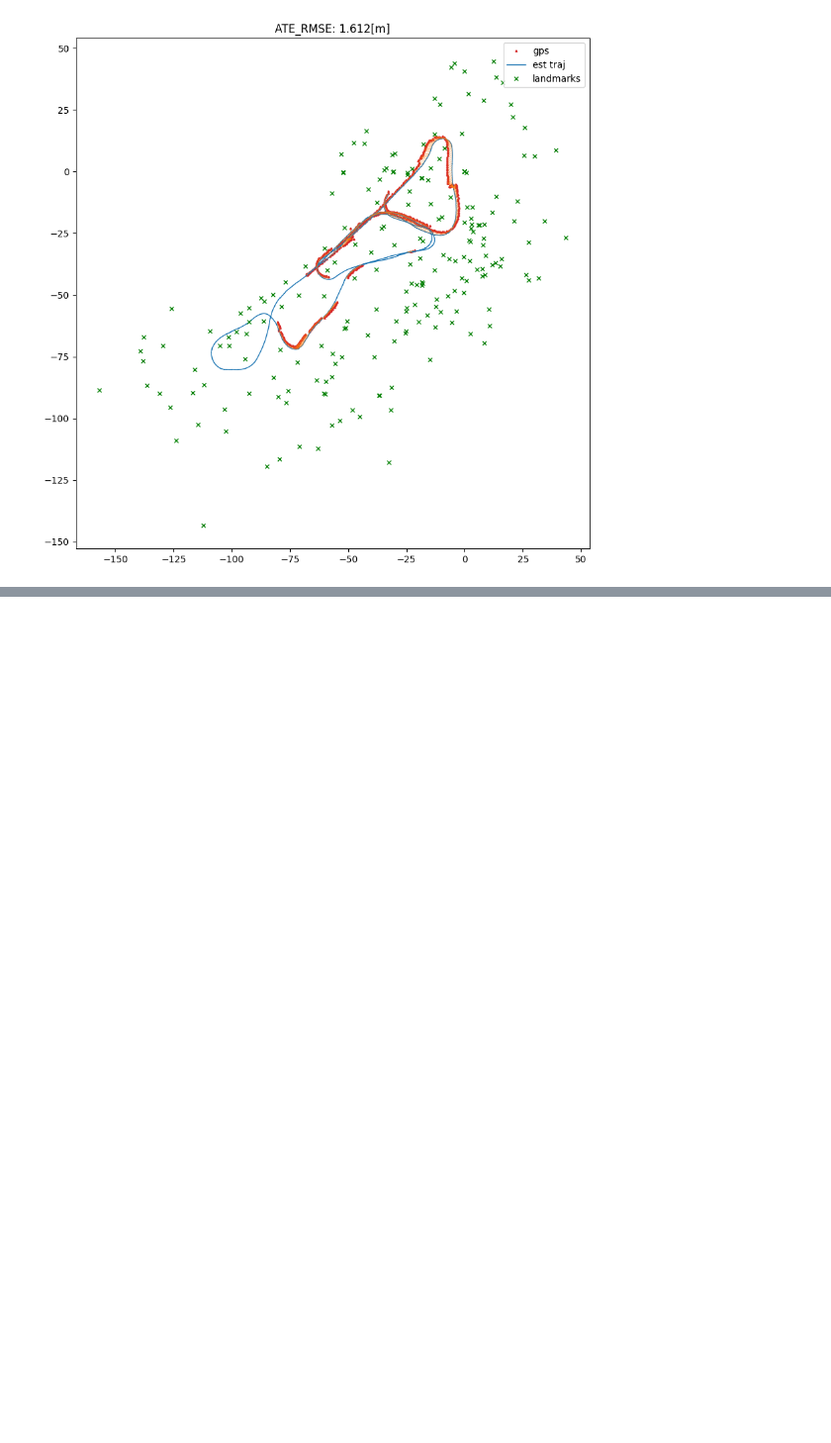
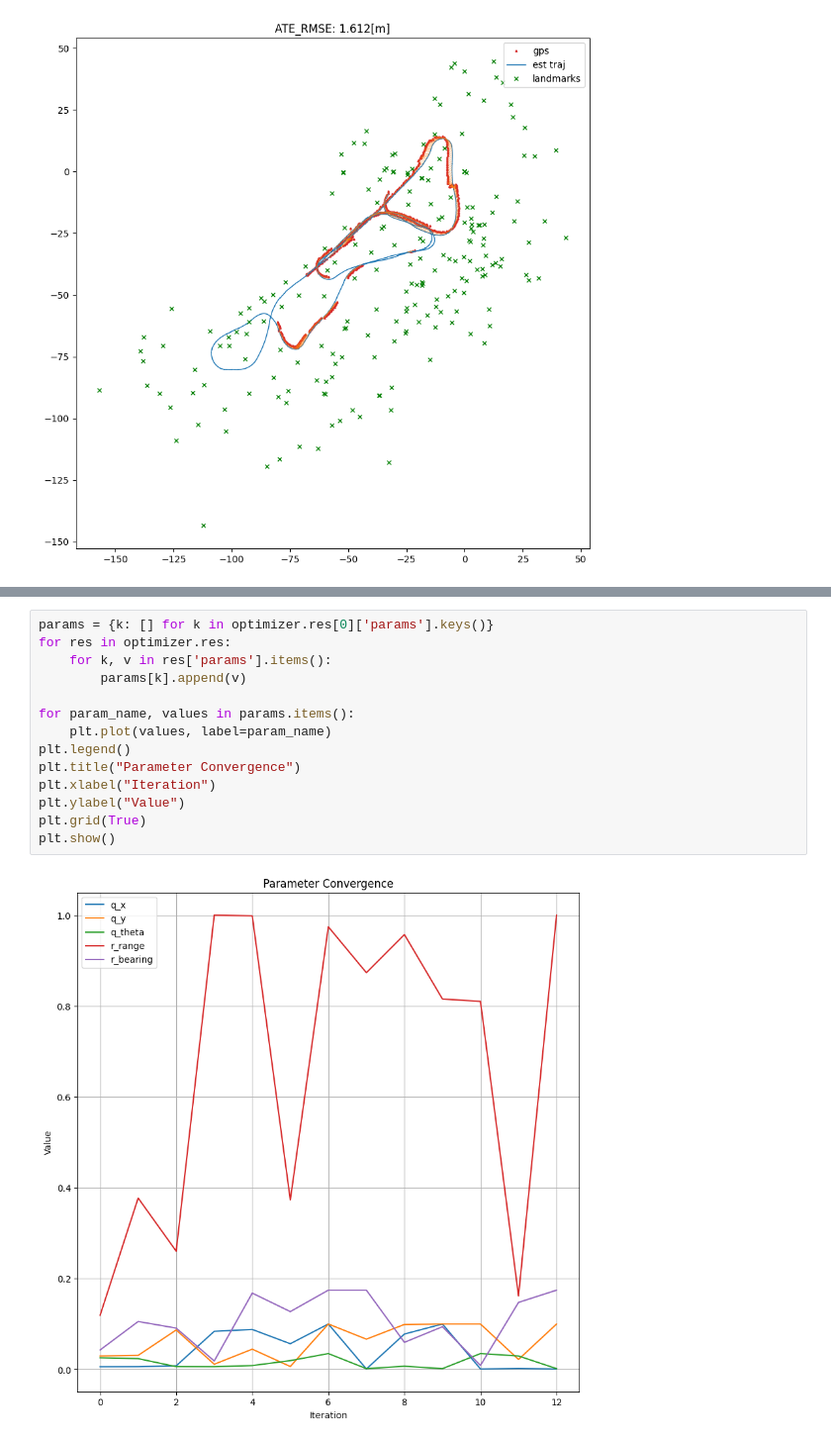
Before and after one commit to 0123gabriel/SLAM-VictoriaPark, a Jupyter notebook: SLAM_final_project.ipynb, the cells around one changed output, grey strips where cells are left out. Shown at 99% size. Saved outputs shown, nothing was run; the diff lists cells and outputs as text; blank space fills up the shorter version.

```diff
--- a/SLAM_final_project.ipynb
+++ b/SLAM_final_project.ipynb
@@ -498,0 +756,16 @@ num_trees 207
+# %%
+params = {k: [] for k in optimizer.res[0]['params'].keys()}
+for res in optimizer.res:
+    for k, v in res['params'].items():
+        params[k].append(v)
+
+for param_name, values in params.items():
+    plt.plot(values, label=param_name)
+plt.legend()
+plt.title("Parameter Convergence")
+plt.xlabel("Iteration")
+plt.ylabel("Value")
+plt.grid(True)
+plt.show()
+# %% [output]
+[figure, added]
```
Also changed, not shown: parts of 4 cells of this notebook, 40 other files.
